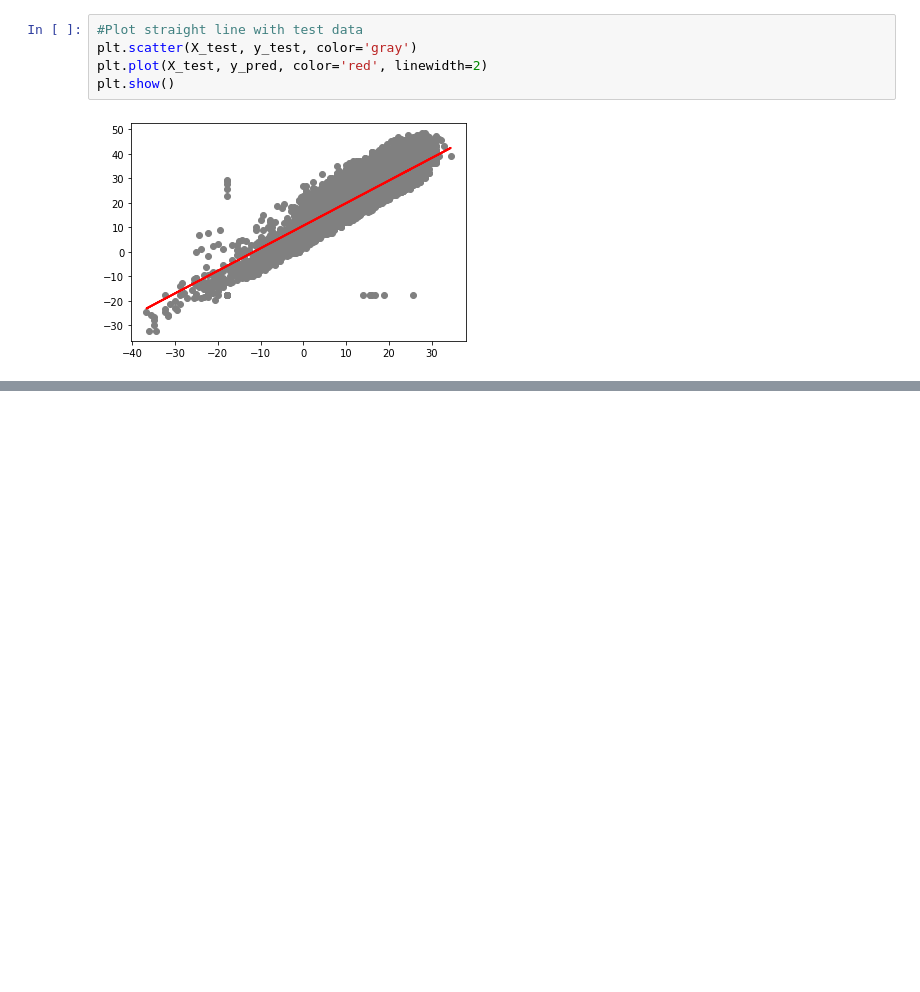
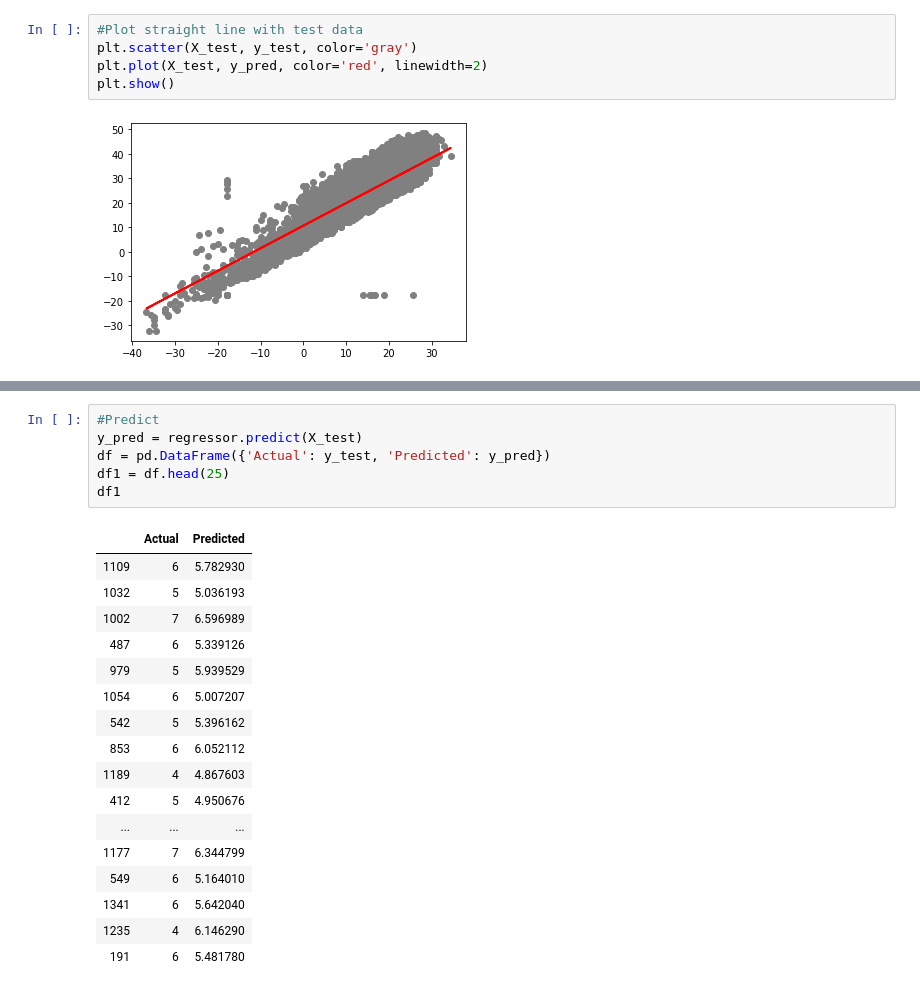
Before and after one commit to cidones/regression-analysis-python, a Jupyter notebook: notebooks/Linear-regression-scikit-learn-d-day.ipynb, the cells around one changed output, grey strips where cells are left out. Cells and saved outputs as stored; diff of their text form; blank space fills up the shorter version.

```diff
--- a/notebooks/Linear-regression-scikit-learn-d-day.ipynb
+++ b/notebooks/Linear-regression-scikit-learn-d-day.ipynb
@@ -108,0 +206,24 @@ plt.show()
+# %%
+#Predict
+y_pred = regressor.predict(X_test)
+df = pd.DataFrame({'Actual': y_test, 'Predicted': y_pred})
+df1 = df.head(25)
+df1
+# %% [output]
+|  | Actual | Predicted |
+| 1109 | 6 | 5.782930 |
+| 1032 | 5 | 5.036193 |
+| 1002 | 7 | 6.596989 |
+| 487 | 6 | 5.339126 |
+| 979 | 5 | 5.939529 |
+| 1054 | 6 | 5.007207 |
+| 542 | 5 | 5.396162 |
+| 853 | 6 | 6.052112 |
+| 1189 | 4 | 4.867603 |
+| 412 | 5 | 4.950676 |
+| ... | ... | ... |
+| 1177 | 7 | 6.344799 |
+| 549 | 6 | 5.164010 |
+| 1341 | 6 | 5.642040 |
+| 1235 | 4 | 6.146290 |
+| 191 | 6 | 5.481780 |
```
Also changed, not shown: parts of 15 cells of this notebook, 1 other file.
